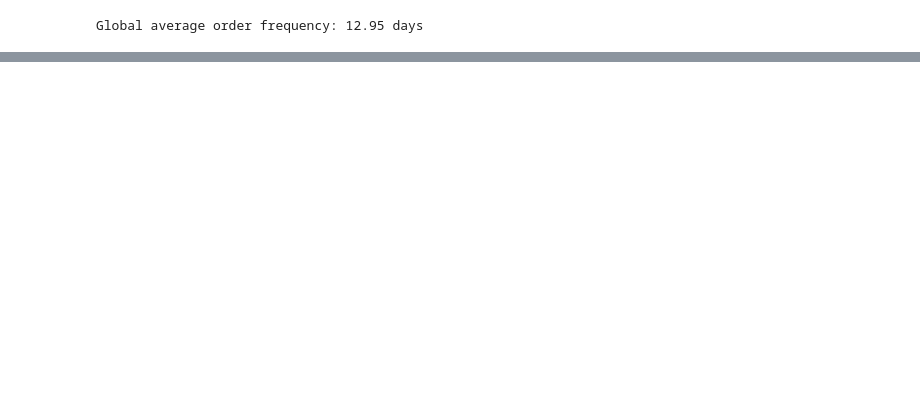
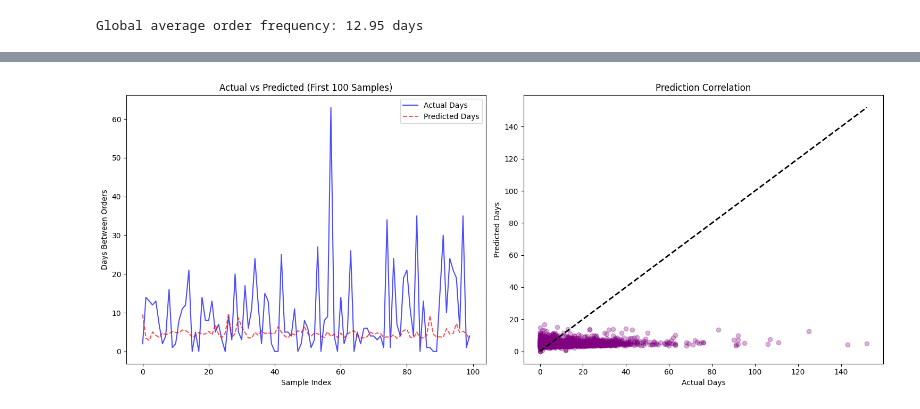
Before and after one commit to DanaGtzDev/gcc, a Jupyter notebook: basic_model.ipynb, the cells around one changed output, grey strips where cells are left out. Drawn from its saved outputs; the diff is of its cells as text; code cells hidden in the pictures; blank space fills up the shorter version.

```diff
--- a/basic_model.ipynb
+++ b/basic_model.ipynb
@@ -88,7 +115,7 @@ print(f"Training on {X_train.shape[0]} samples, validating on {X_test.shape[0]}
 
 history = model.fit(
     X_train, y_train,
-    epochs=25,
+    epochs=35,
     batch_size=16,
     validation_data=(X_test, y_test), # Use the test set for validation during training
     verbose=1
@@ -222,0 +251,20 @@ joblib.dump(le_plant, 'le_plant.pkl')
+# %%
+import matplotlib.pyplot as plt
+import numpy as np
+
+# 1. Get predictions from the test set
+y_pred_scaled = model.predict(X_test)
+
+def unscale_days(scaled_array, scaler):
+    num_features = scaler.n_features_in_
+    dummy = np.zeros((len(scaled_array), num_features))
+    dummy[:, 0] = scaled_array.flatten()
+
+    # 1. Reverse Scaler (MinMaxScaler)
+    inversed_log = scaler.inverse_transform(dummy)[:, 0]
+
+    # 2. Reverse Log Transform (The "Unsquish" Step)
+    return np.expm1(inversed_log)
+
+y_test_days = unscale_days(y_test, scaler)
+y_pred_days = unscale_days(model.predict(X_test), scaler)
@@ -222,0 +274,23 @@ joblib.dump(le_plant, 'le_plant.pkl')
+# %%
+# --- PLOTTING ---
+plt.figure(figsize=(15, 6))
+
+plt.subplot(1, 2, 1)
+plt.plot(y_test_days[:100], label='Actual Days', color='blue', alpha=0.7)
+plt.plot(y_pred_days[:100], label='Predicted Days', color='red', linestyle='--', alpha=0.7)
+plt.title('Actual vs Predicted (First 100 Samples)')
+plt.xlabel('Sample Index')
+plt.ylabel('Days Between Orders')
+plt.legend()
+
+plt.subplot(1, 2, 2)
+plt.scatter(y_test_days, y_pred_days, alpha=0.3, color='purple')
+plt.plot([y_test_days.min(), y_test_days.max()], [y_test_days.min(), y_test_days.max()], 'k--', lw=2)
+plt.title('Prediction Correlation')
+plt.xlabel('Actual Days')
+plt.ylabel('Predicted Days')
+
+plt.tight_layout()
+plt.show()
+# %% [output]
+[figure, added]
```
Also changed, not shown: parts of 13 cells of this notebook, 13 other files.
